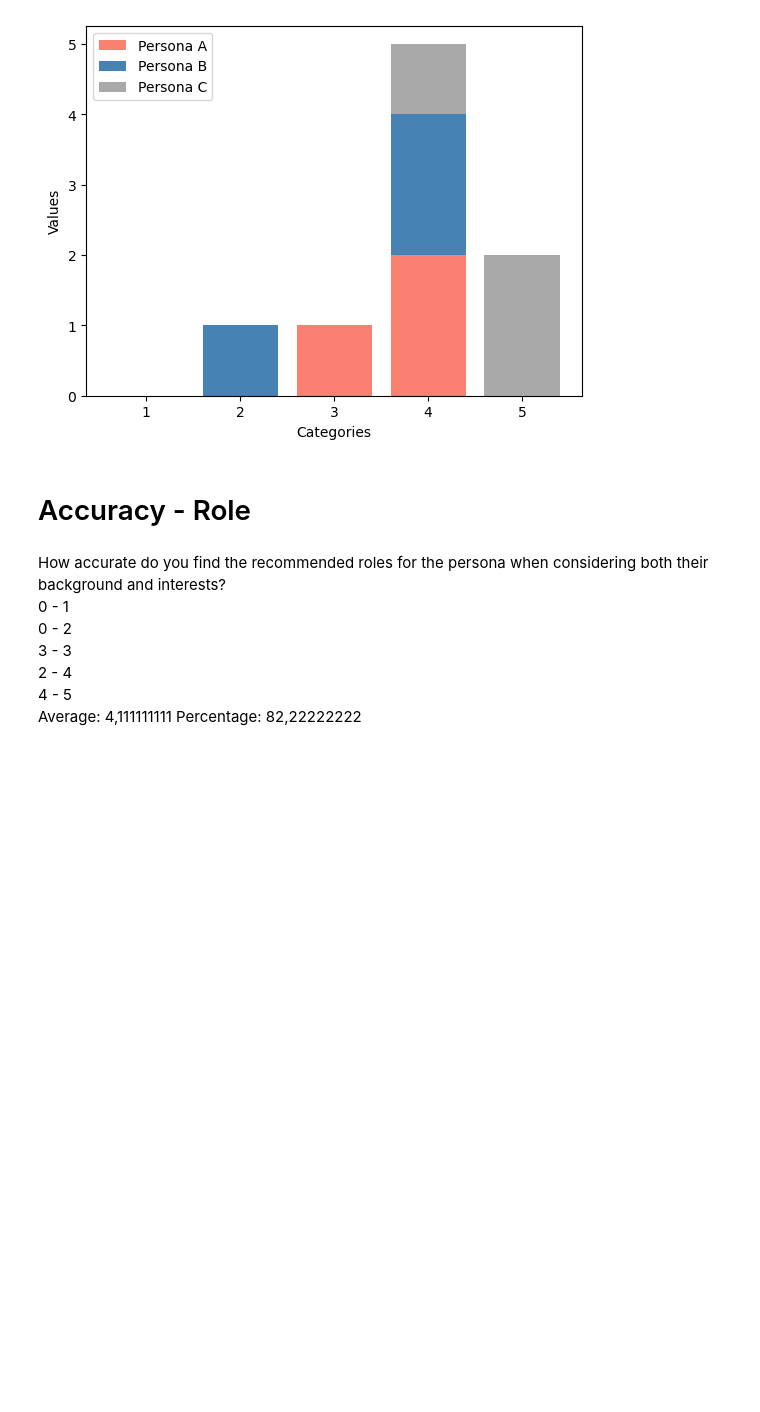
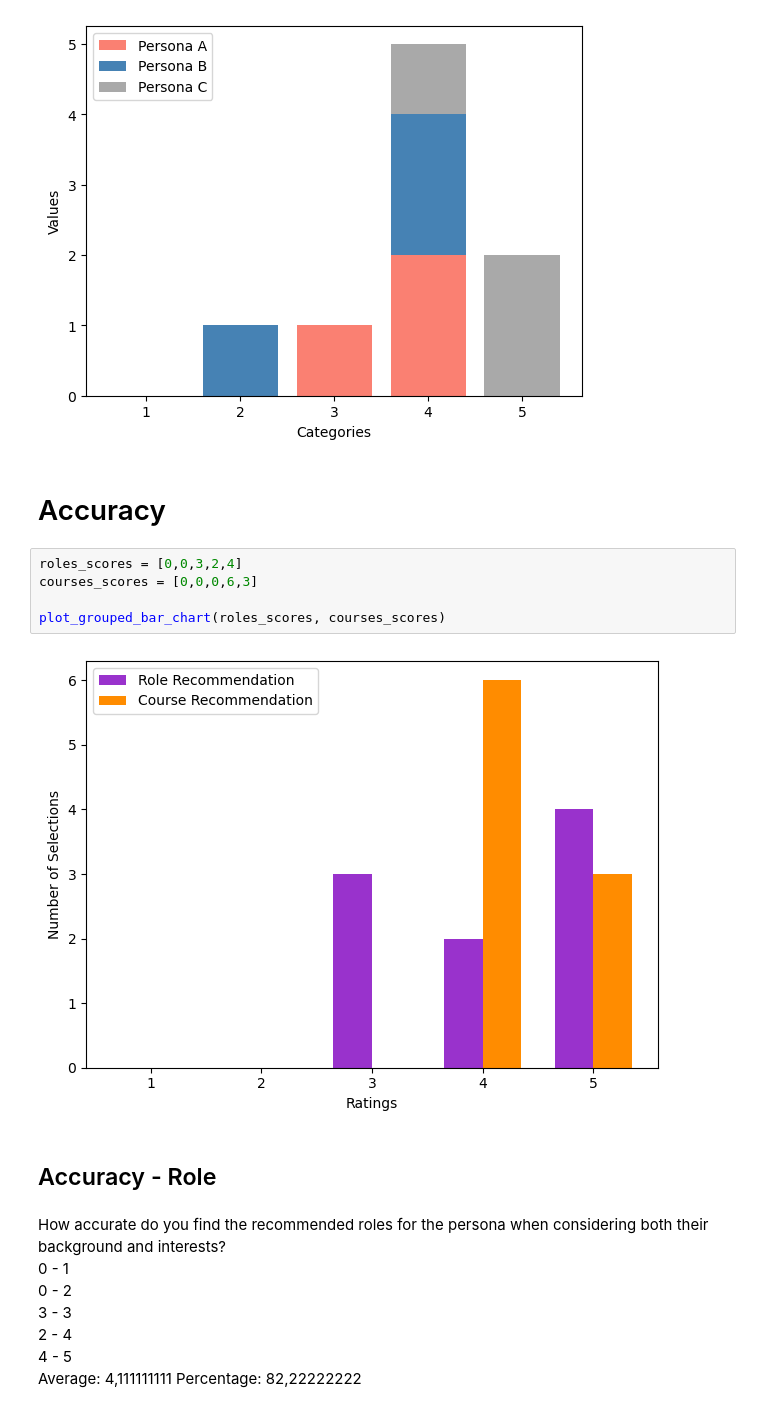
Before and after one commit to yasinhorasanli/XCRS, a Jupyter notebook: backend/charts/expert_judgment.ipynb, the cells around one changed output. Drawn from its saved outputs; the diff is of its cells as text; blank space fills up the shorter version.

```diff
--- a/backend/charts/expert_judgment.ipynb
+++ b/backend/charts/expert_judgment.ipynb
@@ -55,8 +112,17 @@ personaC = [0,0,0,1,2]
 plot_stacked_bar_chart(personaA, personaB, personaC)
 # %% [output]
 [figure]
+# %% [markdown]
+# Accuracy
+# %%
+roles_scores = [0,0,3,2,4]
+courses_scores = [0,0,0,6,3]
+
+plot_grouped_bar_chart(roles_scores, courses_scores)
+# %% [output]
+[figure, added]
 # %% [markdown]
-# Accuracy - Role
+## Accuracy - Role
 # %% [markdown]
 How accurate do you find the recommended roles for the persona when considering both their background and interests?  \
 0 - 1 \
```
Also changed, not shown: parts of 17 cells of this notebook, 8 other files.
